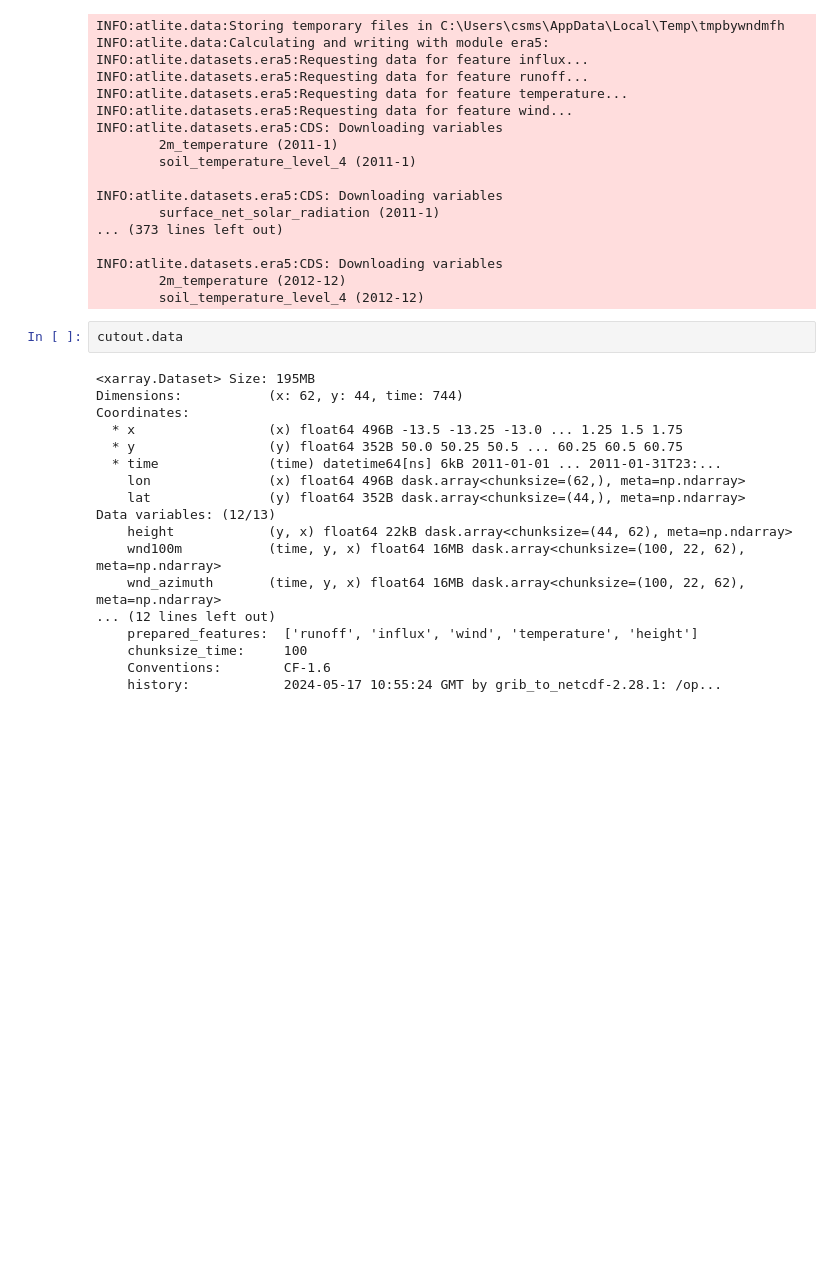
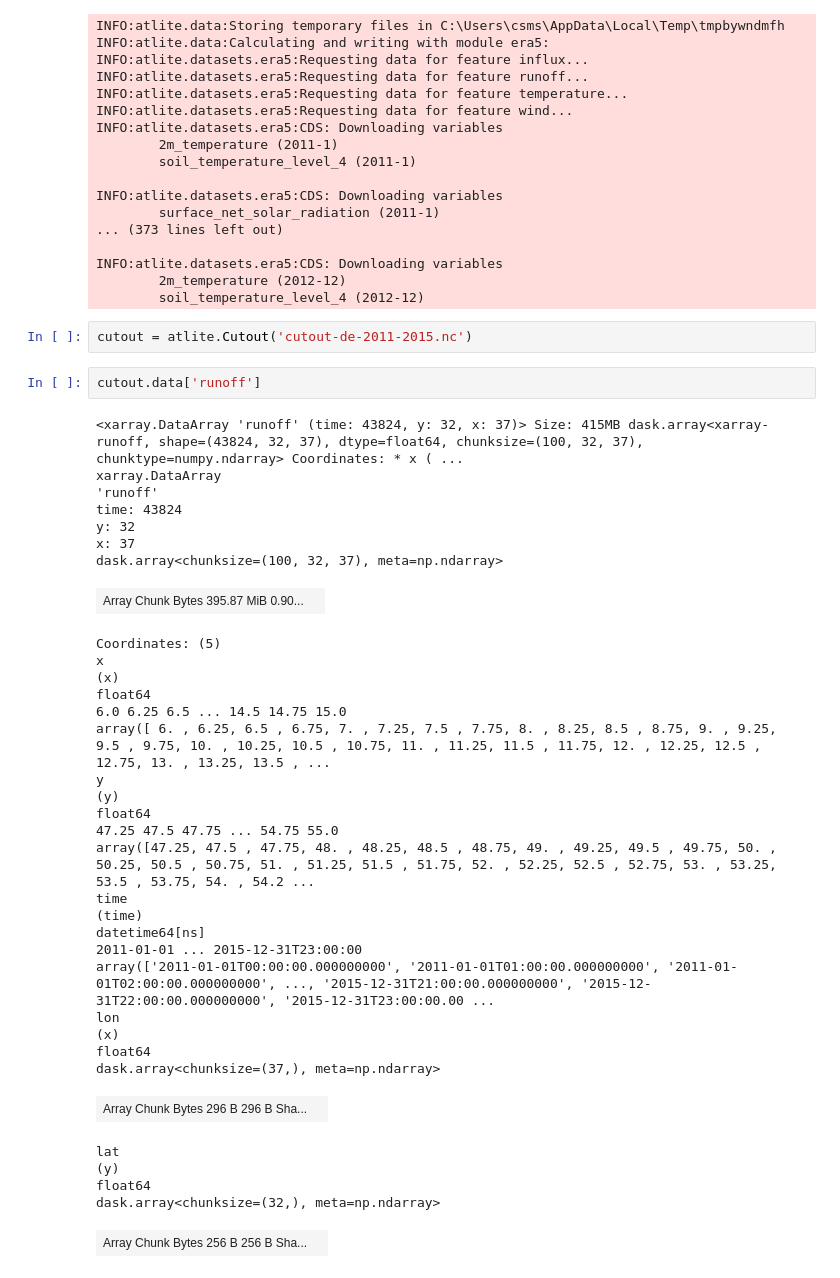
Before and after one commit to Cari1111/bachelor-code, a Jupyter notebook: create_cutout.ipynb, the cells around one changed output. Cells and saved outputs as stored; diff of their text form; blank space fills up the shorter version.

```diff
--- a/create_cutout.ipynb
+++ b/create_cutout.ipynb
@@ -33,23 +42,42 @@ INFO:atlite.datasets.era5:CDS: Downloading variables
 INFO:atlite.datasets.era5:CDS: Downloading variables
         2m_temperature (2012-12)
         soil_temperature_level_4 (2012-12)
+# %%
+cutout = atlite.Cutout('cutout-de-2011-2015.nc')
 # %%
-cutout.data
+cutout.data['runoff']
 # %% [output]
-<xarray.Dataset> Size: 195MB
-Dimensions:           (x: 62, y: 44, time: 744)
-Coordinates:
-  * x                 (x) float64 496B -13.5 -13.25 -13.0 ... 1.25 1.5 1.75
-  * y                 (y) float64 352B 50.0 50.25 50.5 ... 60.25 60.5 60.75
-  * time              (time) datetime64[ns] 6kB 2011-01-01 ... 2011-01-31T23:...
-    lon               (x) float64 496B dask.array<chunksize=(62,), meta=np.ndarray>
-    lat               (y) float64 352B dask.array<chunksize=(44,), meta=np.ndarray>
-Data variables: (12/13)
-    height            (y, x) float64 22kB dask.array<chunksize=(44, 62), meta=np.ndarray>
-    wnd100m           (time, y, x) float64 16MB dask.array<chunksize=(100, 22, 62), meta=np.ndarray>
-    wnd_azimuth       (time, y, x) float64 16MB dask.array<chunksize=(100, 22, 62), meta=np.ndarray>
-... (12 lines left out)
-    prepared_features:  ['runoff', 'influx', 'wind', 'temperature', 'height']
-    chunksize_time:     100
-    Conventions:        CF-1.6
-    history:            2024-05-17 10:55:24 GMT by grib_to_netcdf-2.28.1: /op...
+<xarray.DataArray 'runoff' (time: 43824, y: 32, x: 37)> Size: 415MB dask.array<xarray-runoff, shape=(43824, 32, 37), dtype=float64, chunksize=(100, 32, 37), chunktype=numpy.ndarray> Coordinates: * x ( ...
+xarray.DataArray
+'runoff'
+time: 43824
+y: 32
+x: 37
+dask.array<chunksize=(100, 32, 37), meta=np.ndarray>
+| Array Chunk Bytes 395.87 MiB 0.90... |  |
+Coordinates: (5)
+x
+(x)
+float64
+6.0 6.25 6.5 ... 14.5 14.75 15.0
+array([ 6. , 6.25, 6.5 , 6.75, 7. , 7.25, 7.5 , 7.75, 8. , 8.25, 8.5 , 8.75, 9. , 9.25, 9.5 , 9.75, 10. , 10.25, 10.5 , 10.75, 11. , 11.25, 11.5 , 11.75, 12. , 12.25, 12.5 , 12.75, 13. , 13.25, 13.5 , ...
+y
+(y)
+float64
+47.25 47.5 47.75 ... 54.75 55.0
+array([47.25, 47.5 , 47.75, 48. , 48.25, 48.5 , 48.75, 49. , 49.25, 49.5 , 49.75, 50. , 50.25, 50.5 , 50.75, 51. , 51.25, 51.5 , 51.75, 52. , 52.25, 52.5 , 52.75, 53. , 53.25, 53.5 , 53.75, 54. , 54.2 ...
+time
+(time)
+datetime64[ns]
+2011-01-01 ... 2015-12-31T23:00:00
+array(['2011-01-01T00:00:00.000000000', '2011-01-01T01:00:00.000000000', '2011-01-01T02:00:00.000000000', ..., '2015-12-31T21:00:00.000000000', '2015-12-31T22:00:00.000000000', '2015-12-31T23:00:00.00 ...
+lon
+(x)
+float64
+dask.array<chunksize=(37,), meta=np.ndarray>
+| Array Chunk Bytes 296 B 296 B Sha... |  |
+lat
+(y)
+float64
+dask.array<chunksize=(32,), meta=np.ndarray>
+| Array Chunk Bytes 256 B 256 B Sha... |  |
```
Also changed, not shown: parts of 18 cells of this notebook.
